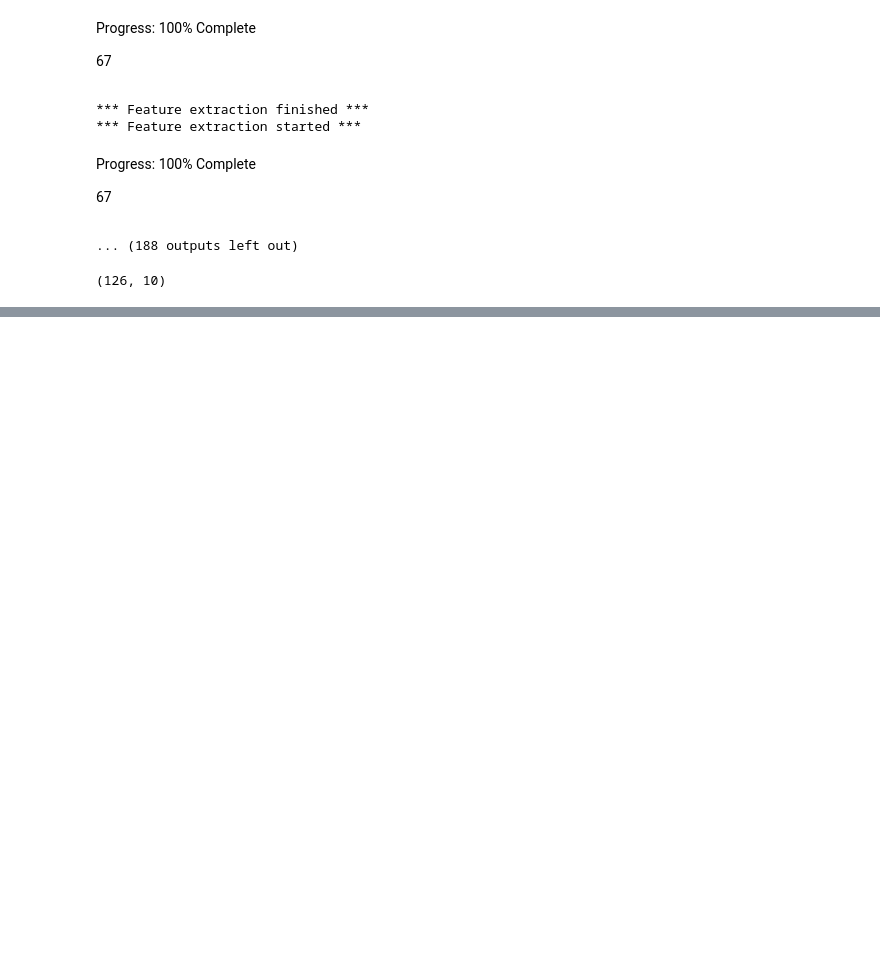
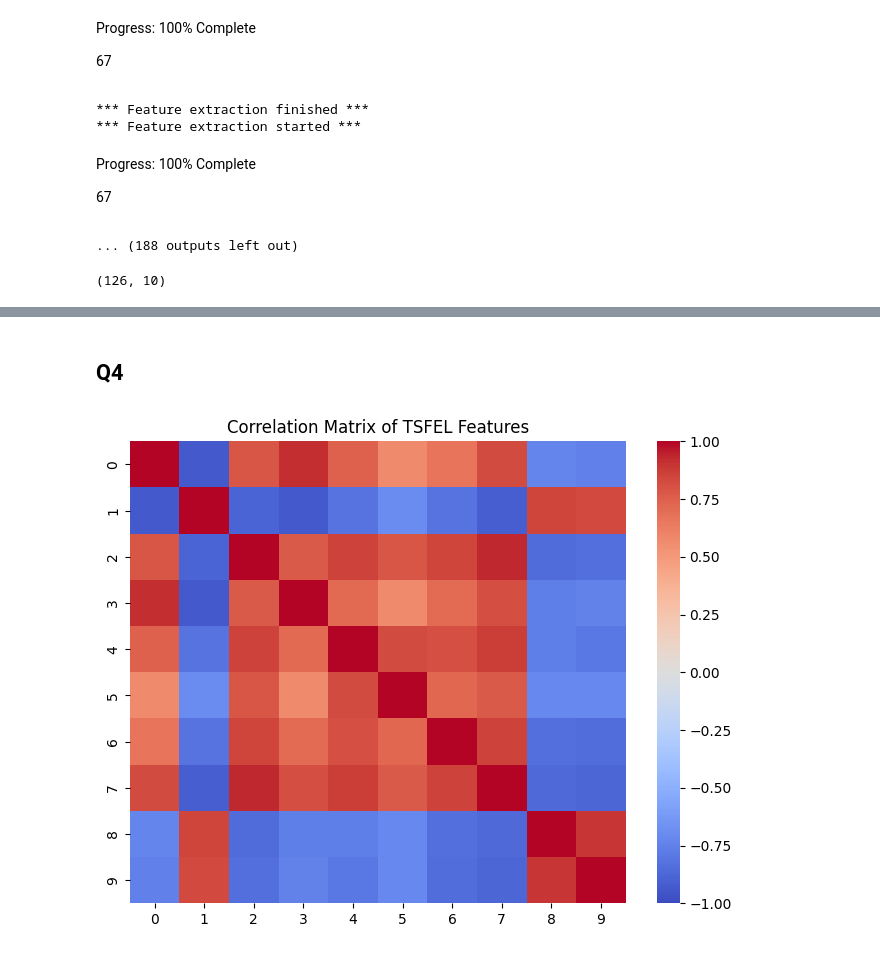
Before and after one commit to PankajGadhwal/ML-Projects, a Jupyter notebook: A1/HAR/Q1.ipynb, the cells around one changed output, grey strips where cells are left out. Drawn from its saved outputs; the diff is of its cells as text; code cells hidden in the pictures; blank space fills up the shorter version.

```diff
--- a/A1/HAR/Q1.ipynb
+++ b/A1/HAR/Q1.ipynb
@@ -165,0 +215,11 @@ print(nX_train.shape)
+# %% [markdown]
+## Q4
+# %%
+nX_train = pd.DataFrame(nX_train)
+correlation_matrix = nX_train.corr()
+plt.figure(figsize=(8, 6))
+sns.heatmap(correlation_matrix, annot=False, cmap='coolwarm', vmin=-1, vmax=1)
+plt.title('Correlation Matrix of TSFEL Features')
+plt.show()
+# %% [output]
+[figure, added]
```
Also changed, not shown: parts of 15 cells of this notebook, 1 other file.
